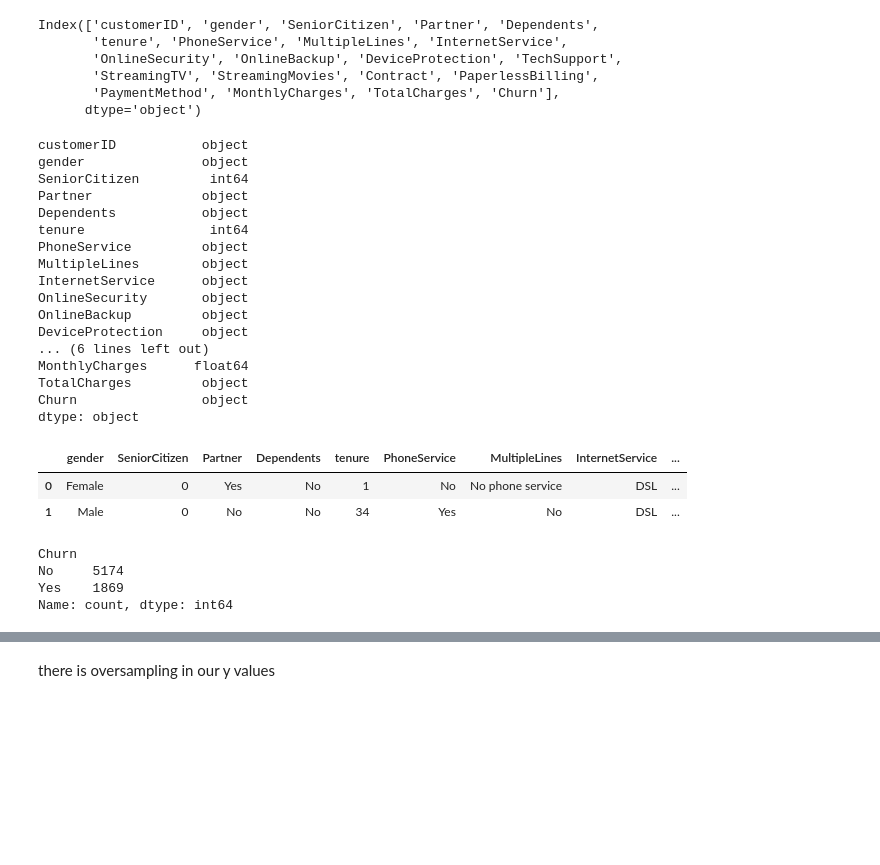
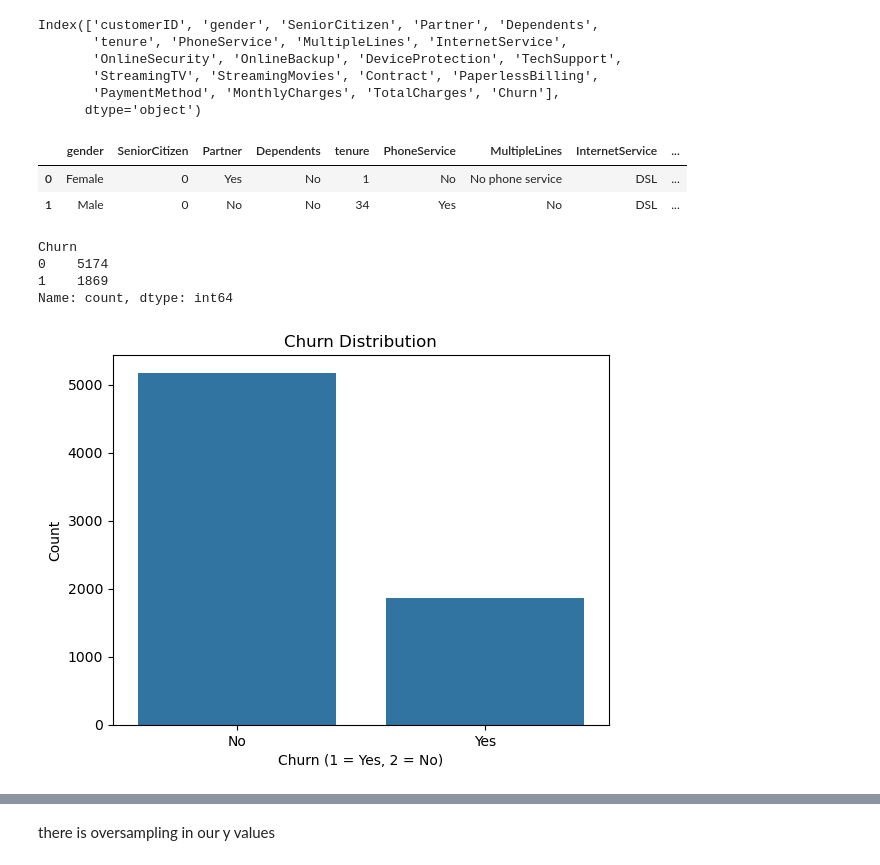
Before and after one commit to Mulwajoseph/Telecom-Churn-Prediction, a Jupyter notebook: index.ipynb, the cells around one changed output, grey strips where cells are left out. Drawn from its saved outputs; the diff is of its cells as text; code cells hidden in the pictures; blank space fills up the shorter version.

```diff
--- a/index.ipynb
+++ b/index.ipynb
@@ -86,26 +86,6 @@ Index(['customerID', 'gender', 'SeniorCitizen', 'Partner', 'Dependents',
        'StreamingTV', 'StreamingMovies', 'Contract', 'PaperlessBilling',
        'PaymentMethod', 'MonthlyCharges', 'TotalCharges', 'Churn'],
       dtype='object')
-# %%
-df.dtypes
-# %% [output]
-customerID           object
-gender               object
-SeniorCitizen         int64
-Partner              object
-Dependents           object
-tenure                int64
-PhoneService         object
-MultipleLines        object
-InternetService      object
-OnlineSecurity       object
-OnlineBackup         object
-DeviceProtection     object
-... (6 lines left out)
-MonthlyCharges      float64
-TotalCharges         object
-Churn                object
-dtype: object
 # %%
 #Drop Customer ID
 df = df.drop([ "customerID"], axis=1)
@@ -121,8 +101,16 @@ Y = df['Churn']
 # %%
 #Checking Value distribution in y
-Y.value_counts()
+y.value_counts()
 # %% [output]
 Churn
-No     5174
-Yes    1869
+0    5174
+1    1869
 Name: count, dtype: int64
+# %%
+sns.countplot(x="Churn", data= df )
+plt.title("Churn Distribution")
+plt.xlabel('Churn (1 = Yes, 2 = No)')
+plt.ylabel('Count')
+plt.show()
+# %% [output]
+[figure, added]
```
Also changed, not shown: parts of 16 cells of this notebook, 1 other file.
